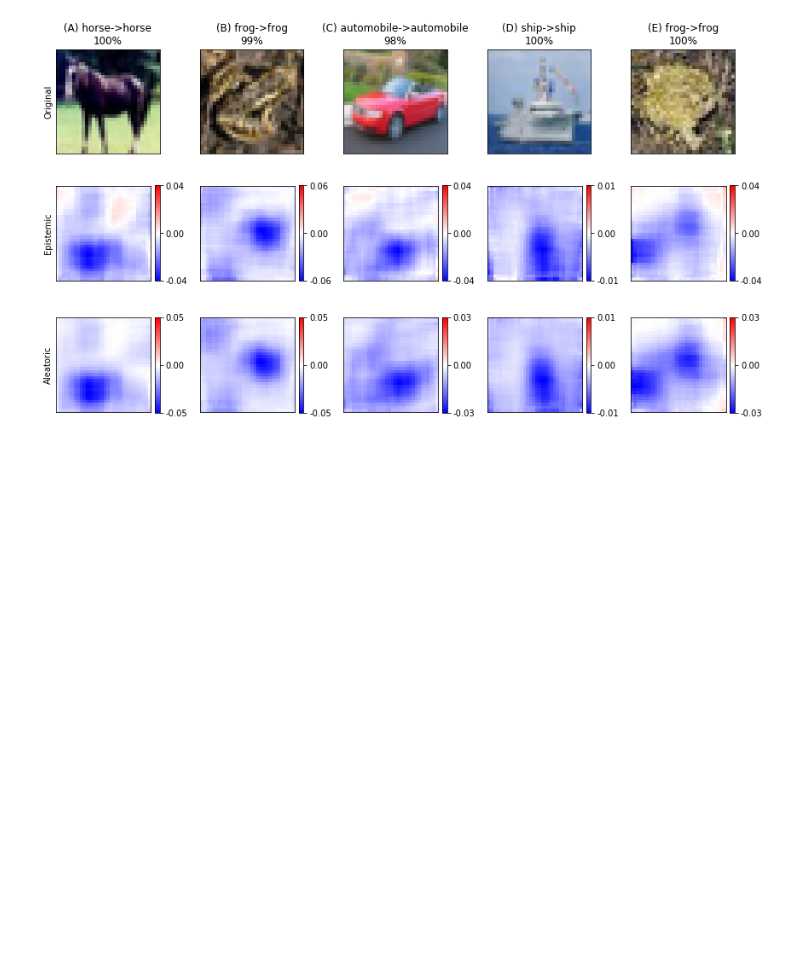
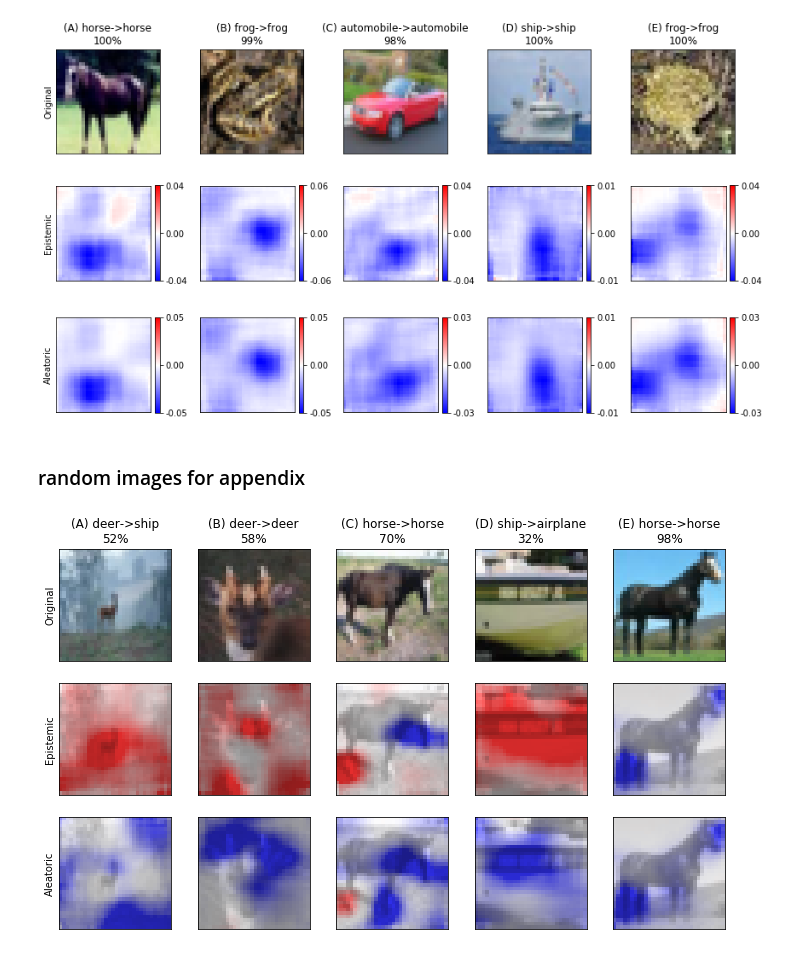
Before and after one commit to chail/InterpretableBayesianUncertainty, a Jupyter notebook: experiments/results-3/salience.ipynb, the cells around one changed output. Cells and saved outputs as stored; diff of their text form; code cells hidden in the pictures; blank space fills up the shorter version.

Commit message:
salience vis

```diff
--- a/experiments/results-3/salience.ipynb
+++ b/experiments/results-3/salience.ipynb
@@ -4,6 +4,7 @@
 # %%
 %matplotlib inline
 from visualisation_functions import *
+v = visualiser('cifar10')
 # %% [output]
 Using TensorFlow backend.
 # %% [markdown]
@@ -43,2 +46,11 @@ plot_epistemic_aleatoric_appendix(ind_high, 'cifar10-high-softmax-ep-al.png')
 # %% [output]
 [figure]
+# %% [markdown]
+### random images for appendix
+# %%
+import glob
+random_ind = [int(f.split('test')[1].split('_', 1)[0]) for f in glob.glob('../../salience/results-cifar10-bbalpha-run1/*random*.png')]
+# %%
+v.plot_epistemic_aleatoric(random_ind[:5], 'app-random1-ep-al.png')
+# %% [output]
+[figure, added]
```
Also changed, not shown: parts of 19 cells of this notebook, 13 other files.
